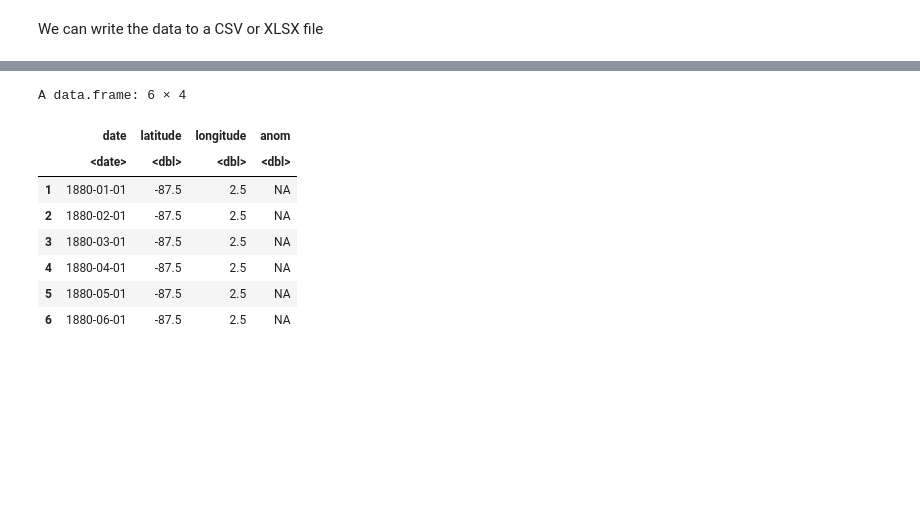
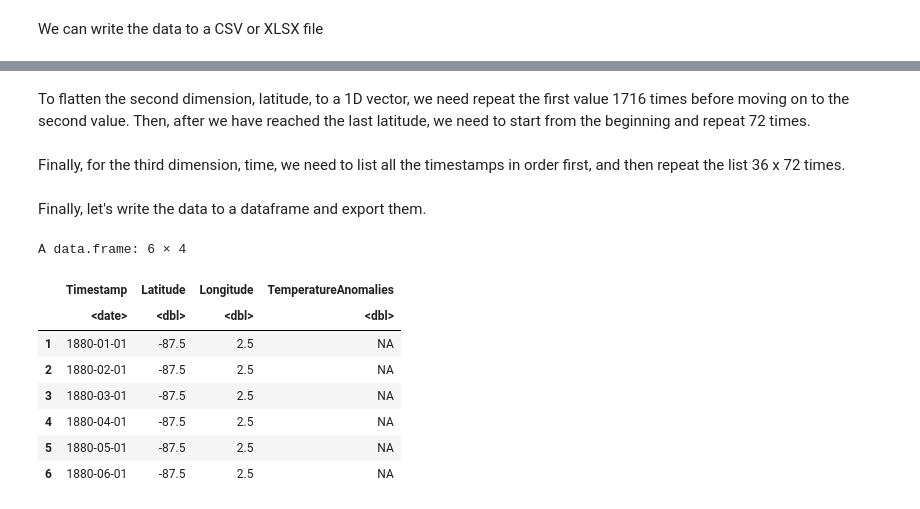
Before and after one commit to NorDataNet/NetCDF_in_R_from_beginner_to_pro, a Jupyter notebook: book/03_extracting_data_to_different_formats.ipynb, the cells around one changed output, grey strips where cells are left out. Saved outputs shown, nothing was run; the diff lists cells and outputs as text; code cells hidden in the pictures; blank space fills up the shorter version.

```diff
--- a/book/03_extracting_data_to_different_formats.ipynb
+++ b/book/03_extracting_data_to_different_formats.ipynb
@@ -141,0 +249,3 @@ Now let's try and write all the data (the whole time series) to a dataframe - so
+# %%
+anom <- var.get.nc(data, 'anom')
+anom_vector <- as.vector(anom)
@@ -142,31 +266,29 @@ Now let's try and write all the data (the whole time series) to a dataframe - so
+# %%
+lon_repeat <- rep(lon, each = length(time) * length(lat))
+# %% [markdown]
+To flatten the second dimension, latitude, to a 1D vector, we need repeat the first value 1716 times before moving on to the second value. Then, after we have reached the last latitude, we need to start from the beginning and repeat 72 times.
+# %%
+lat_repeat <- rep(rep(lat, each = length(time)), times = length(lon))
+# %% [markdown]
+Finally, for the third dimension, time, we need to list all the timestamps in order first, and then repeat the list 36 x 72 times.
+# %%
+timestamps_repeat <- rep(timestamps, times = length(lon) * length(lat))
+# %% [markdown]
+Finally, let's write the data to a dataframe and export them.
 # %%
-lat <- var.get.nc(data, 'lat')
-lon <- var.get.nc(data, 'lon')
-time <- var.get.nc(data, "time")
-
-# Convert time to readable dates
-start_date <- as.Date("1800-01-01")
-date <- as.Date(time, origin = start_date)
-
-anom <- var.get.nc(data, 'anom', start=c(NA, NA, 1, NA), count=c(NA,NA,1,NA))
-anom_flat <- as.vector(anom)
-
-lat_repeat <- rep(lat, each = length(lon) * length(time))
-lon_repeat <- rep(rep(lon, each = length(time)), times = length(lat))
-date_repeat <- rep(date, times = length(lat) * length(lon))
-
 df <- data.frame(
-  date = date_repeat,
-  latitude = lat_repeat,
-  longitude = lon_repeat,
-  anom = anom_flat
+  Timestamp = timestamps_repeat,
+  Latitude = lat_repeat,
+  Longitude = lon_repeat,
+  TemperatureAnomalies = anom_vector
 )
 
 head(df)
-write.csv(df, '../data/exported_from_notebooks/temperature_anomalies_all_dates.csv', row.names = FALSE)
+write.csv(df, '../data/exported_from_notebooks/3d_data.csv', row.names = FALSE)
+# There are too many rows in this data frame to convert it to a XLSX file
 # %% [output]
 A data.frame: 6 × 4
-|  | date | latitude | longitude | anom |
+|  | Timestamp | Latitude | Longitude | TemperatureAnomalies |
 |  | <date> | <dbl> | <dbl> | <dbl> |
 | 1 | 1880-01-01 | -87.5 | 2.5 | NA |
 | 2 | 1880-02-01 | -87.5 | 2.5 | NA |
```
Also changed, not shown: parts of 31 cells of this notebook.
